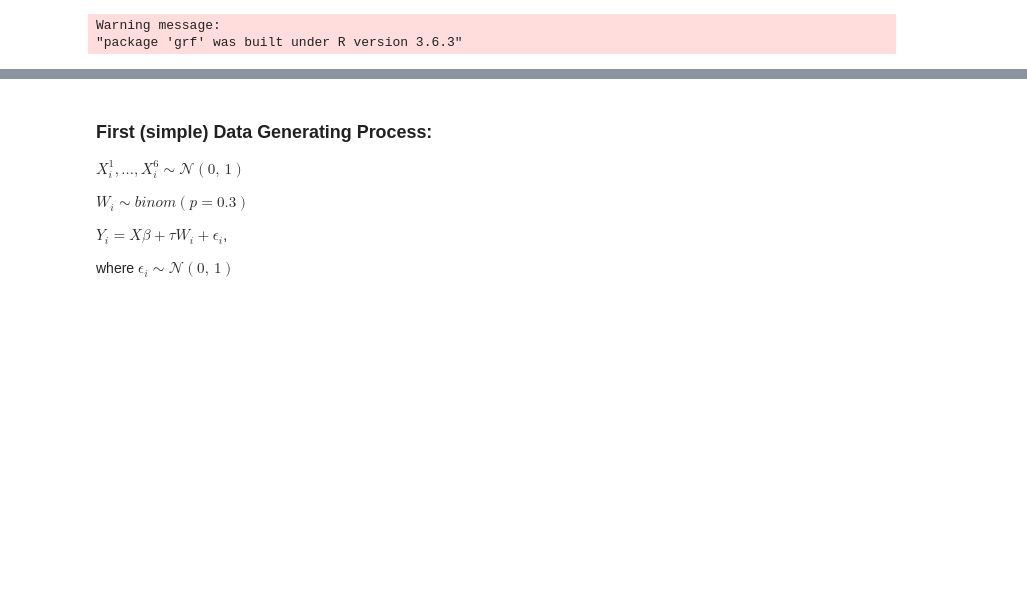
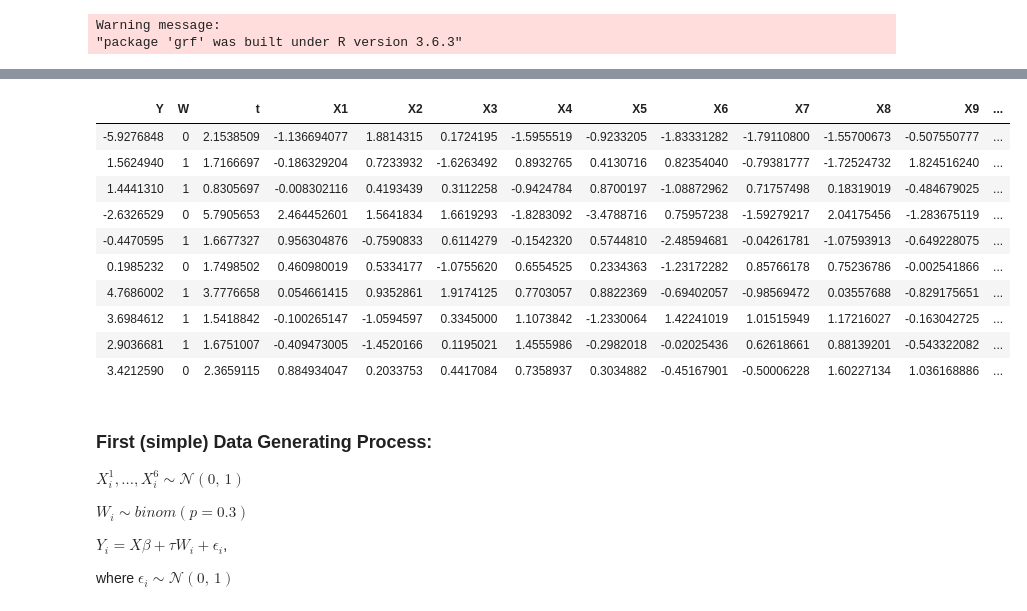
Before and after one commit to tihaup/Project-CompStats, a Jupyter notebook: First Simulations.ipynb, the cells around one changed output, grey strips where cells are left out. Saved outputs shown, nothing was run; the diff lists cells and outputs as text; code cells hidden in the pictures; blank space fills up the shorter version.

```diff
--- a/First Simulations.ipynb
+++ b/First Simulations.ipynb
@@ -11,3 +107,21 @@ set.seed(123)
+# %%
+test1 <- dgp_(10,100,"treat4")
+X1 <- test1$X1
+
+test1$X1_2 <- X1^2
+head(test1,10)
+# %% [output]
+| Y | W | t | X1 | X2 | X3 | X4 | X5 | X6 | X7 | X8 | X9 | ... |
+| -5.9276848 | 0 | 2.1538509 | -1.136694077 | 1.8814315 | 0.1724195 | -1.5955519 | -0.9233205 | -1.83331282 | -1.79110800 | -1.55700673 | -0.507550777 | ... |
+| 1.5624940 | 1 | 1.7166697 | -0.186329204 | 0.7233932 | -1.6263492 | 0.8932765 | 0.4130716 | 0.82354040 | -0.79381777 | -1.72524732 | 1.824516240 | ... |
+| 1.4441310 | 1 | 0.8305697 | -0.008302116 | 0.4193439 | 0.3112258 | -0.9424784 | 0.8700197 | -1.08872962 | 0.71757498 | 0.18319019 | -0.484679025 | ... |
+| -2.6326529 | 0 | 5.7905653 | 2.464452601 | 1.5641834 | 1.6619293 | -1.8283092 | -3.4788716 | 0.75957238 | -1.59279217 | 2.04175456 | -1.283675119 | ... |
+| -0.4470595 | 1 | 1.6677327 | 0.956304876 | -0.7590833 | 0.6114279 | -0.1542320 | 0.5744810 | -2.48594681 | -0.04261781 | -1.07593913 | -0.649228075 | ... |
+| 0.1985232 | 0 | 1.7498502 | 0.460980019 | 0.5334177 | -1.0755620 | 0.6554525 | 0.2334363 | -1.23172282 | 0.85766178 | 0.75236786 | -0.002541866 | ... |
+| 4.7686002 | 1 | 3.7776658 | 0.054661415 | 0.9352861 | 1.9174125 | 0.7703057 | 0.8822369 | -0.69402057 | -0.98569472 | 0.03557688 | -0.829175651 | ... |
+| 3.6984612 | 1 | 1.5418842 | -0.100265147 | -1.0594597 | 0.3345000 | 1.1073842 | -1.2330064 | 1.42241019 | 1.01515949 | 1.17216027 | -0.163042725 | ... |
+| 2.9036681 | 1 | 1.6751007 | -0.409473005 | -1.4520166 | 0.1195021 | 1.4555986 | -0.2982018 | -0.02025436 | 0.62618661 | 0.88139201 | -0.543322082 | ... |
+| 3.4212590 | 0 | 2.3659115 | 0.884934047 | 0.2033753 | 0.4417084 | 0.7358937 | 0.3034882 | -0.45167901 | -0.50006228 | 1.60227134 | 1.036168886 | ... |
 # %% [markdown]
 ### First (simple) Data Generating Process:
 
```
Also changed, not shown: parts of 3 cells of this notebook.
